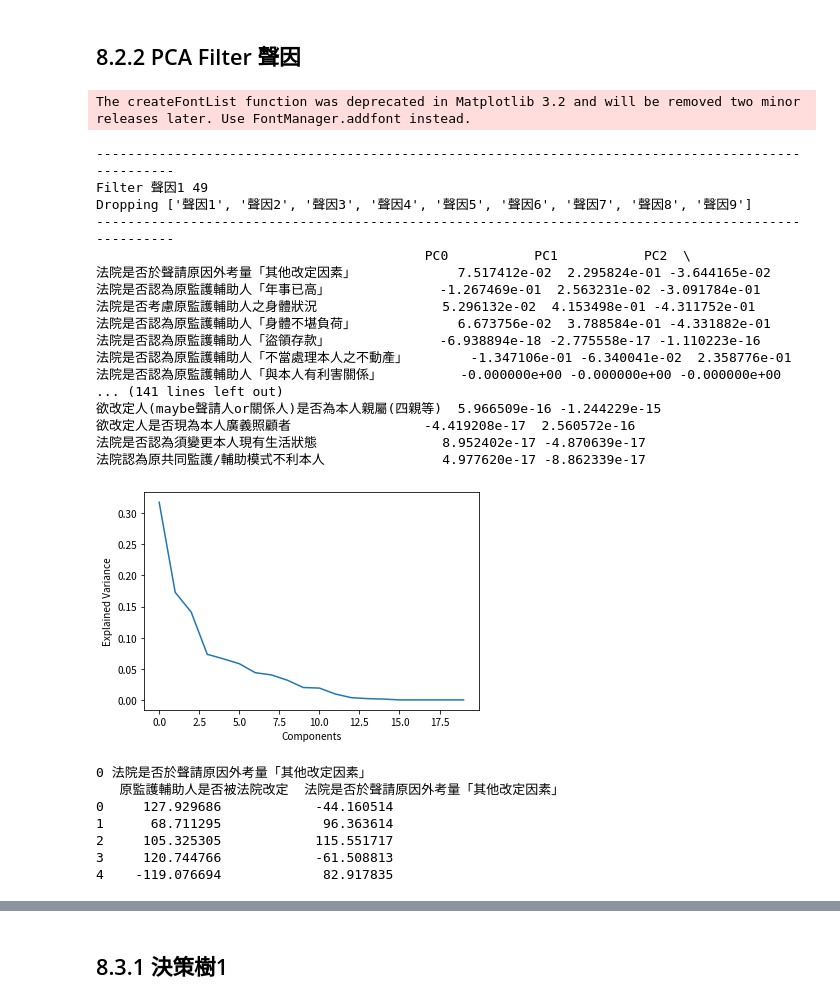
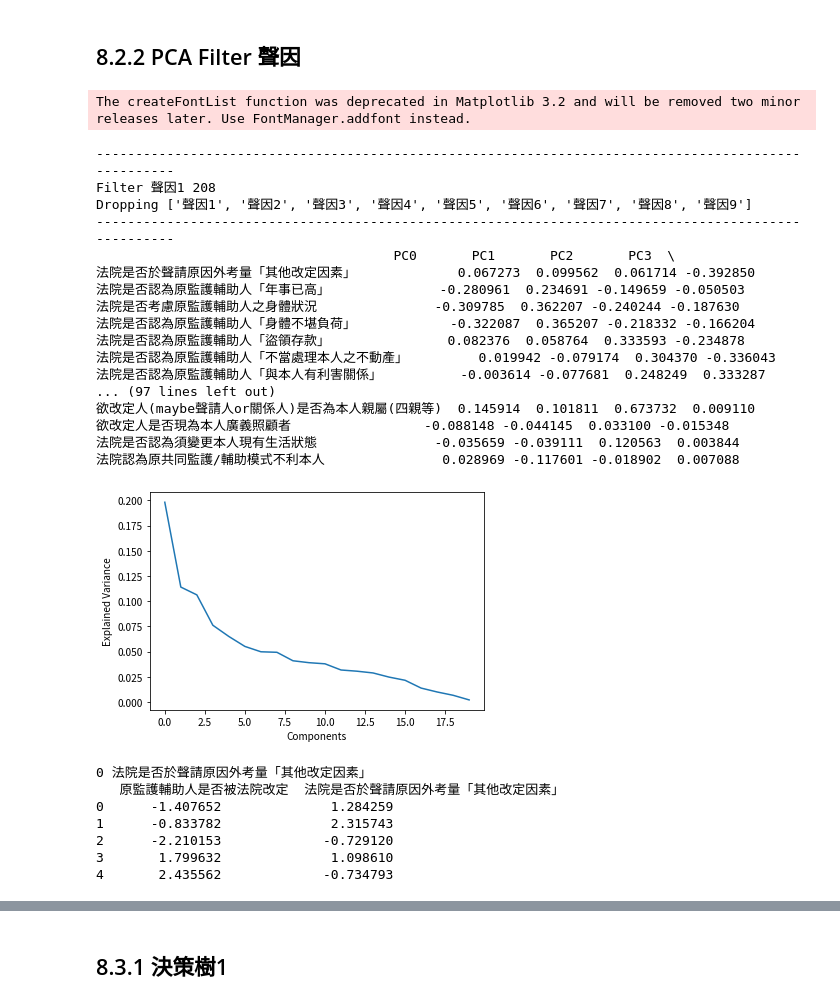
Before and after one commit to jeremy5189/legal-data-analysis, a Jupyter notebook: G4_Class.ipynb, the cells around one changed output, grey strips where cells are left out. Drawn from its saved outputs; the diff is of its cells as text; code cells hidden in the pictures.

```diff
--- a/G4_Class.ipynb
+++ b/G4_Class.ipynb
@@ -1601,50 +1601,49 @@ p.pca2(p.col(0), p.col(9))
 # %%
 for i in range(1, 10):
   p = Corr(gsheet_id, gsheet_name, to_drop=[
     'index',
     'UUID',
     '宣告性質',
     '原監護輔助人之類型',
     '原監護輔助人之人數（自然人）',
     '主管機關是否被法院改定 (1=是, 2=否)',
   ])
   for col in p.df.columns:
-    p.replace_col_to(col, '', -100) # 替換 '' to -100 因為決策樹不支援 NaN
+    p.replace_col_to(col, '', 0) # 替換 '' to -100 因為決策樹不支援 NaN
   p.convert_to_numeric()
-  p.df = p.df.query(f"聲因{str(i)} == 1")
   p.df = p.df.reset_index(drop=True)
   print('-'*100)
   print(f"Filter 聲因{str(i)} {len(p.df)}")
   print(f"Dropping {p.cols()[0:9]}")
   print('-'*100)
   p.drop(p.cols()[0:9])
   p.pca()
   p.pca2(p.col(0), '原監護輔助人是否被法院改定')
   break
 # %% [output]
 The createFontList function was deprecated in Matplotlib 3.2 and will be removed two minor releases later. Use FontManager.addfont instead.
 ----------------------------------------------------------------------------------------------------
-Filter 聲因1 49
+Filter 聲因1 208
 Dropping ['聲因1', '聲因2', '聲因3', '聲因4', '聲因5', '聲因6', '聲因7', '聲因8', '聲因9']
 ----------------------------------------------------------------------------------------------------
-                                          PC0           PC1           PC2  \
-法院是否於聲請原因外考量「其他改定因素」             7.517412e-02  2.295824e-01 -3.644165e-02
-法院是否認為原監護輔助人「年事已高」              -1.267469e-01  2.563231e-02 -3.091784e-01
-法院是否考慮原監護輔助人之身體狀況                5.296132e-02  4.153498e-01 -4.311752e-01
-法院是否認為原監護輔助人「身體不堪負荷」             6.673756e-02  3.788584e-01 -4.331882e-01
-法院是否認為原監護輔助人「盜領存款」              -6.938894e-18 -2.775558e-17 -1.110223e-16
-法院是否認為原監護輔助人「不當處理本人之不動產」        -1.347106e-01 -6.340041e-02  2.358776e-01
-法院是否認為原監護輔助人「與本人有利害關係」          -0.000000e+00 -0.000000e+00 -0.000000e+00
-... (141 lines left out)
-欲改定人(maybe聲請人or關係人)是否為本人親屬(四親等)  5.966509e-16 -1.244229e-15
-欲改定人是否現為本人廣義照顧者                 -4.419208e-17  2.560572e-16
-法院是否認為須變更本人現有生活狀態                8.952402e-17 -4.870639e-17
-法院認為原共同監護/輔助模式不利本人               4.977620e-17 -8.862339e-17
+                                      PC0       PC1       PC2       PC3  \
+法院是否於聲請原因外考量「其他改定因素」             0.067273  0.099562  0.061714 -0.392850
+法院是否認為原監護輔助人「年事已高」              -0.280961  0.234691 -0.149659 -0.050503
+法院是否考慮原監護輔助人之身體狀況               -0.309785  0.362207 -0.240244 -0.187630
+法院是否認為原監護輔助人「身體不堪負荷」            -0.322087  0.365207 -0.218332 -0.166204
+法院是否認為原監護輔助人「盜領存款」               0.082376  0.058764  0.333593 -0.234878
+法院是否認為原監護輔助人「不當處理本人之不動產」         0.019942 -0.079174  0.304370 -0.336043
+法院是否認為原監護輔助人「與本人有利害關係」          -0.003614 -0.077681  0.248249  0.333287
+... (97 lines left out)
+欲改定人(maybe聲請人or關係人)是否為本人親屬(四親等)  0.145914  0.101811  0.673732  0.009110
+欲改定人是否現為本人廣義照顧者                 -0.088148 -0.044145  0.033100 -0.015348
+法院是否認為須變更本人現有生活狀態               -0.035659 -0.039111  0.120563  0.003844
+法院認為原共同監護/輔助模式不利本人               0.028969 -0.117601 -0.018902  0.007088
-[figure, old version]
+[figure, new version]
 0 法院是否於聲請原因外考量「其他改定因素」
    原監護輔助人是否被法院改定  法院是否於聲請原因外考量「其他改定因素」
-0     127.929686            -44.160514
-1      68.711295             96.363614
-2     105.325305            115.551717
-3     120.744766            -61.508813
-4    -119.076694             82.917835
+0      -1.407652              1.284259
+1      -0.833782              2.315743
+2      -2.210153             -0.729120
+3       1.799632              1.098610
+4       2.435562             -0.734793
```
Also changed, not shown: parts of 2 cells of this notebook.
